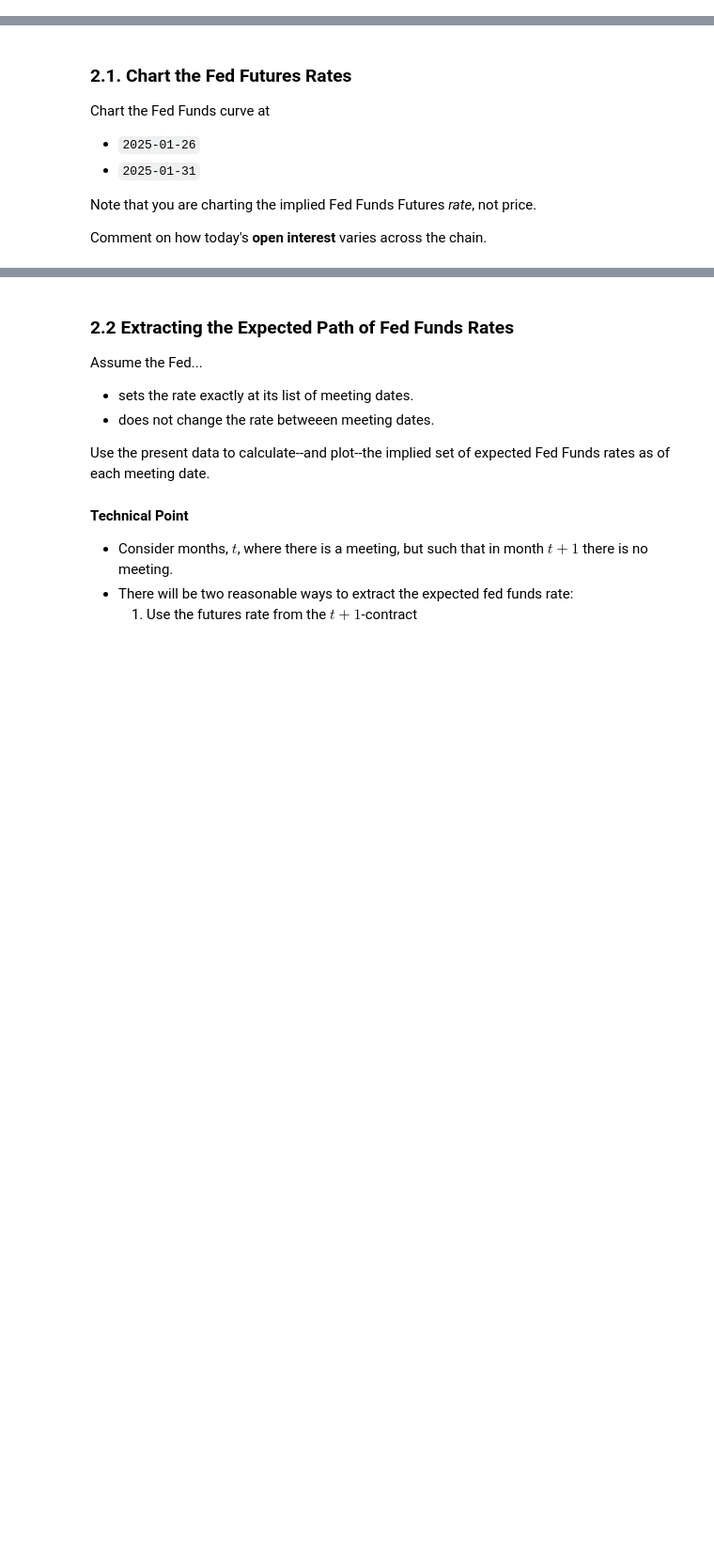
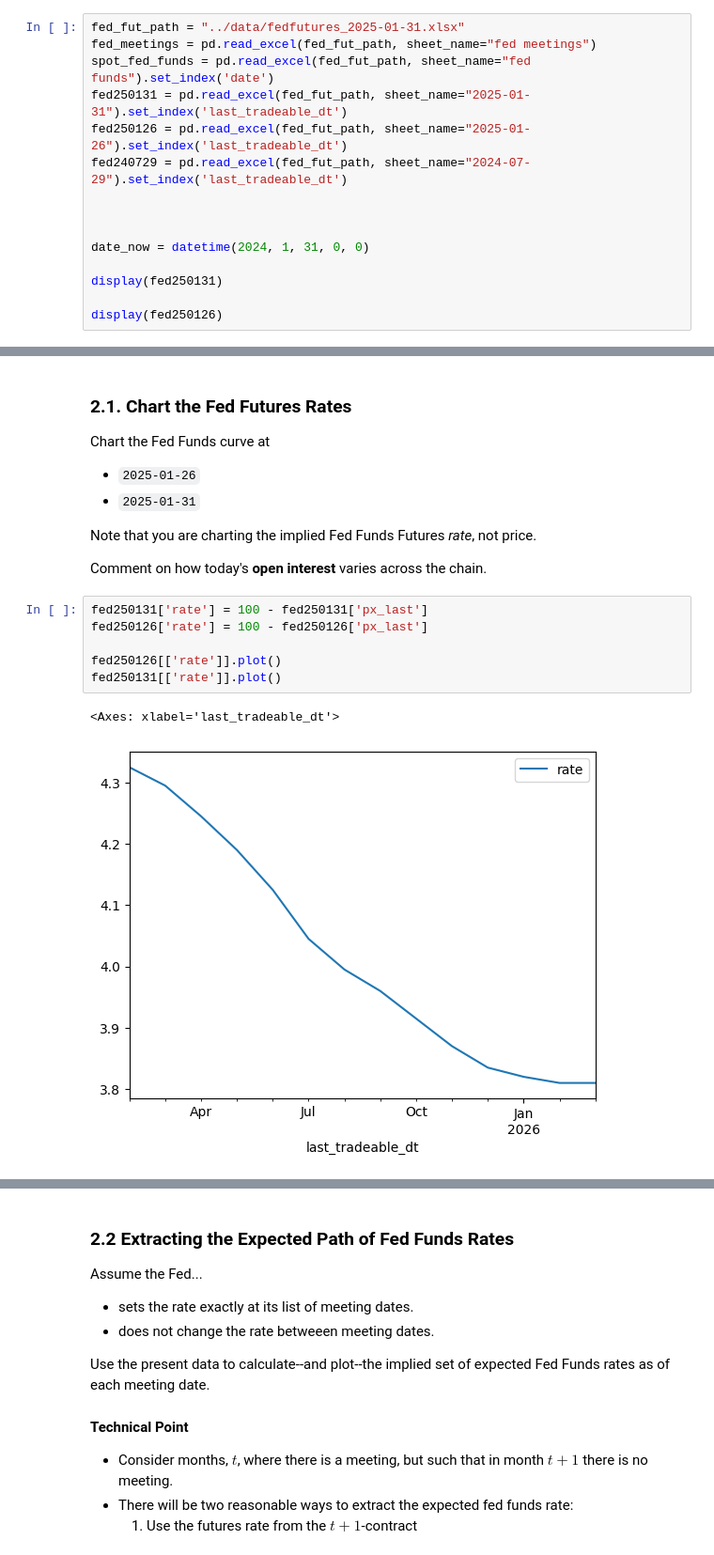
Before and after one commit to vinnyyx/finm-fiderivs-2025, a Jupyter notebook: homework/Homework 3.ipynb, the cells around one changed output, grey strips where cells are left out. Shown at 94% size. Saved outputs shown, nothing was run; the diff lists cells and outputs as text; blank space fills up the shorter version.

```diff
--- a/homework/Homework 3.ipynb
+++ b/homework/Homework 3.ipynb
@@ -391,3 +391,18 @@ The file `data/fedfutures_2025-01-31.xlsx` has market data on the following:
 * Prices of the futures chain on a historic date.
 
 Suppose the present date is `2024-01-31`.
+# %%
+fed_fut_path = "../data/fedfutures_2025-01-31.xlsx"
+fed_meetings = pd.read_excel(fed_fut_path, sheet_name="fed meetings")
+spot_fed_funds = pd.read_excel(fed_fut_path, sheet_name="fed funds").set_index('date')
+fed250131 = pd.read_excel(fed_fut_path, sheet_name="2025-01-31").set_index('last_tradeable_dt')
+fed250126 = pd.read_excel(fed_fut_path, sheet_name="2025-01-26").set_index('last_tradeable_dt')
+fed240729 = pd.read_excel(fed_fut_path, sheet_name="2024-07-29").set_index('last_tradeable_dt')
+
+
+
+date_now = datetime(2024, 1, 31, 0, 0)
+
+display(fed250131)
+
+display(fed250126)
@@ -401,3 +449,12 @@ Chart the Fed Funds curve at
 Note that you are charting the implied Fed Funds Futures *rate*, not price.
 
 Comment on how today's **open interest** varies across the chain.
+# %%
+fed250131['rate'] = 100 - fed250131['px_last']
+fed250126['rate'] = 100 - fed250126['px_last']
+
+fed250126[['rate']].plot()
+fed250131[['rate']].plot()
+# %% [output]
+<Axes: xlabel='last_tradeable_dt'>
+[figure, added]
```
Also changed, not shown: parts of 16 cells of this notebook, 1 other file.
